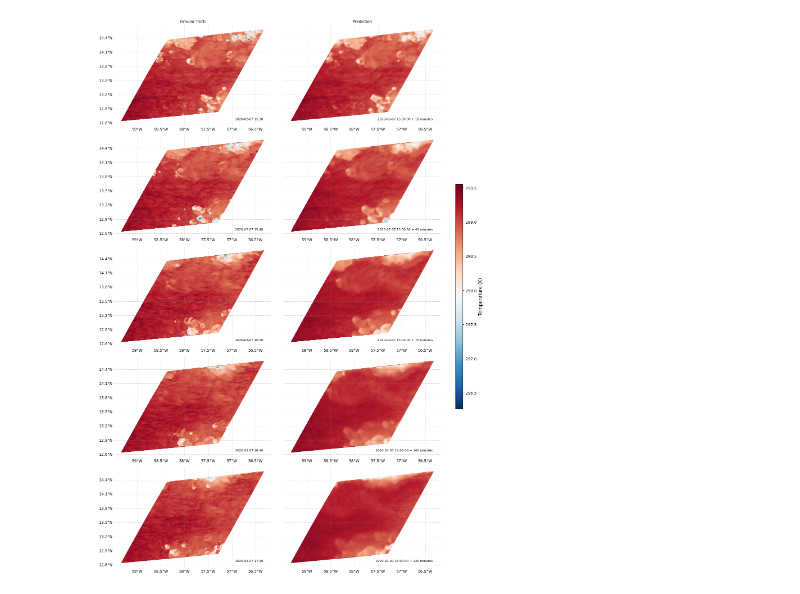
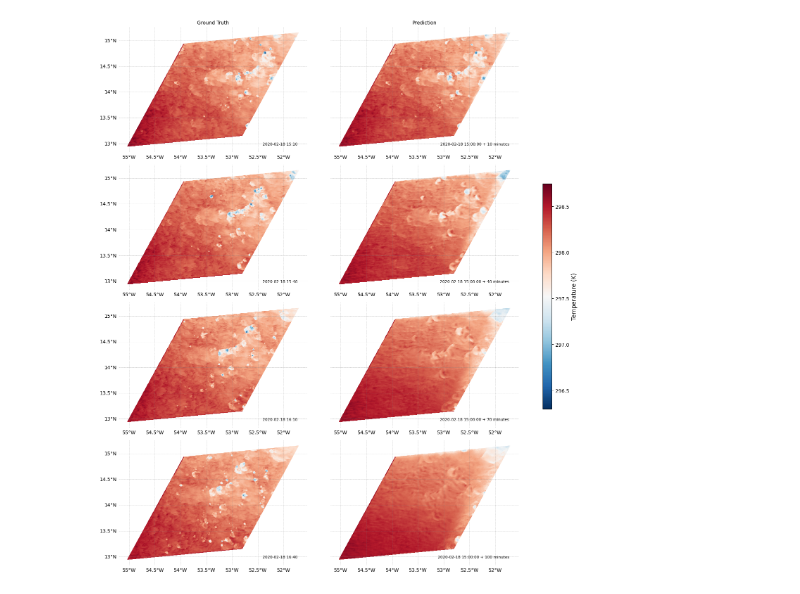
Before and after one commit to observingClouds/mllam-exps-ShCu, a Jupyter notebook: analysis/single_forecasts.ipynb, the cells around one changed output. Cells and saved outputs as stored; diff of their text form; code cells hidden in the pictures.

```diff
--- a/analysis/single_forecasts.ipynb
+++ b/analysis/single_forecasts.ipynb
@@ -2,10 +2,10 @@
 import xarray as xr
 
 # Load predictions
-predictions = xr.open_dataset("/dcai/projects01/cu_0003/user_space/has/predictions.zarr", engine="zarr")
+predictions = xr.open_dataset("../example_loamy_raid", engine="zarr")
 
 # Load ground truth
-ground_truth = xr.open_dataset("/dcai/projects01/cu_0003/user_space/has/git-repos/mllam/mllam-exps-ShCu3/data/datastore.interior.zarr", engine="zarr")
+ground_truth = xr.open_dataset("../data/datastore.interior.domain03.zarr", engine="zarr")
 # %%
 def combine_state_features(ds):
     """
@@ -76,5 +72,5 @@ Data variables:
 # %%
-da_prediction = combined_predictions.t_2m.sel(start_time="2020-02-07T15:00:00").isel(elapsed_forecast_duration=slice(0,-1, 3))
+da_prediction = combined_predictions.t_2m.sel(start_time="2020-02-18T15:00:00").isel(elapsed_forecast_duration=slice(0,-1, 3)) # "2020-02-12T15:00:00" (flower-ish); "2020-02-18T15:00:00" (sugar-ish in a eastern domain)
 prediction_times = da_prediction.start_time.values + da_prediction.elapsed_forecast_duration.values
 da_target = combined_ground_truth.t_2m.sel(time=prediction_times)
 
@@ -115,8 +111,8 @@ for i, time_step in enumerate(time_steps):
     da_prediction_time = da_prediction.isel(elapsed_forecast_duration=i)
 
     for ax, da, title in zip(axes[i], [da_target_time, da_prediction_time], ["Ground Truth", "Prediction"]):
-        lons = np.rad2deg(da.clon)
-        lats = np.rad2deg(da.clat)
+        lons = np.rad2deg(da_target_time.clon)
+        lats = np.rad2deg(da_target_time.clat)
 
         ax.tripcolor(
             lons,
@@ -145,31 +141,31 @@ for i, time_step in enumerate(time_steps):
 
         if ax is axes[i, 0]:
             ax.annotate(
             pd.Timestamp(time_step).to_pydatetime().strftime('%Y-%m-%d %H:%M'),
             xy=(0.95, 0.05),
             xycoords='axes fraction',
             fontsize=8,
             ha="right",
             va="bottom",
             )
 
         if ax is axes[i, 1]:
             ax.annotate(
             f"{da_prediction.start_time.dt.strftime('%Y-%m-%d %H:%M:%S').values.item()} + {int(da_prediction.elapsed_forecast_duration.values[i].astype('timedelta64[m]').item().total_seconds() / 60)} minutes",
             xy=(0.95, 0.05),
             xycoords='axes fraction',
             fontsize=8,
             ha="right",
             va="bottom",
             )
 
 # Add a single colorbar for the entire figure
 cbar_ax = fig.add_axes([1., 0.3, 0.02, 0.4])  # [left, bottom, width, height]
 norm = plt.Normalize(vmin=vmin, vmax=vmax)
 sm = plt.cm.ScalarMappable(cmap="RdBu_r", norm=norm)
 cbar = fig.colorbar(sm, cax=cbar_ax)
 cbar.set_label("Temperature (K)", size=12)
 
 plt.tight_layout()
 # %% [output]
-[figure, old version]
+[figure, new version]
```
Also changed, not shown: parts of 3 cells of this notebook.
